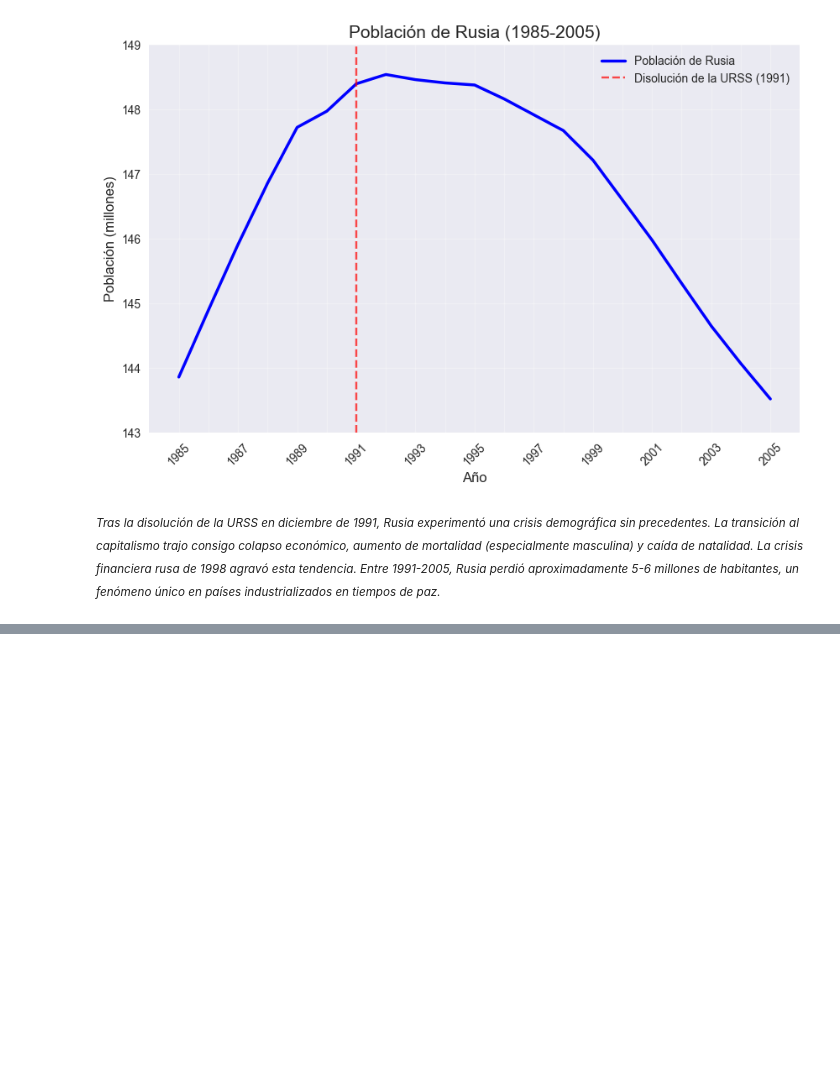
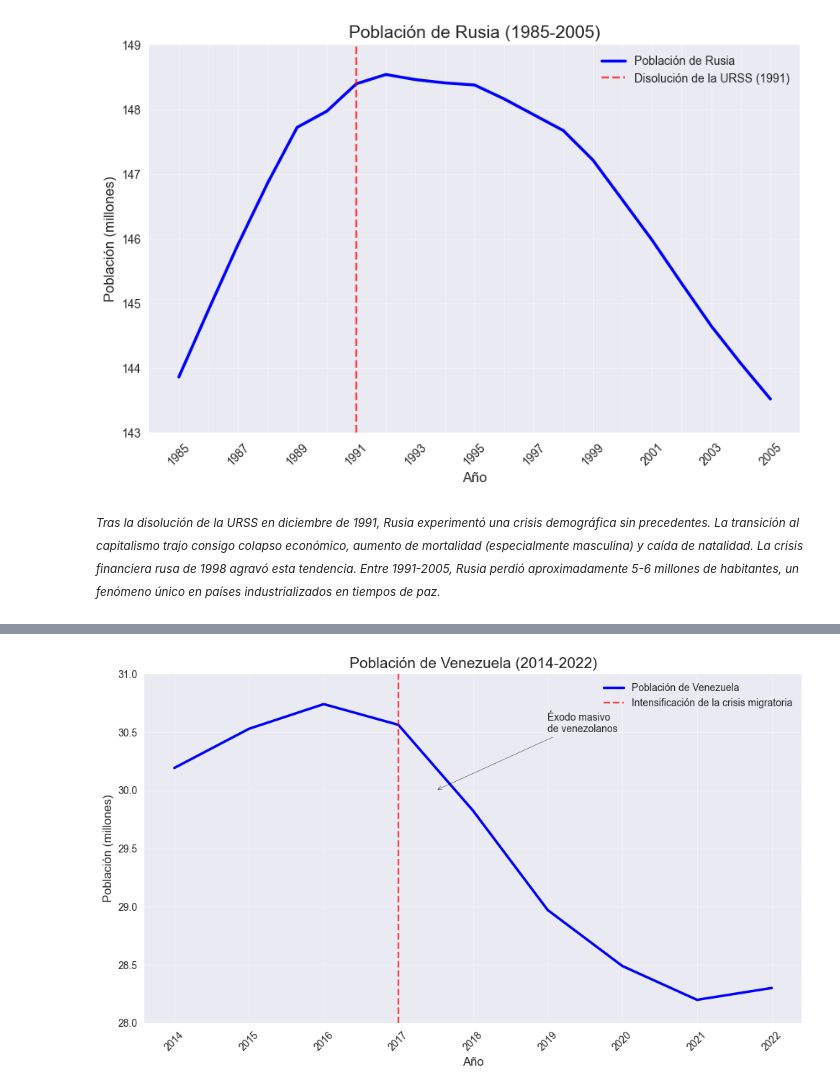
Before and after one commit to Bootcamp-IA-P4/world-population-migration-eda, a Jupyter notebook: population_eda.ipynb, the cells around one changed output, grey strips where cells are left out. Drawn from its saved outputs; the diff is of its cells as text; code cells hidden in the pictures; blank space fills up the shorter version.

```diff
--- a/population_eda.ipynb
+++ b/population_eda.ipynb
@@ -337,0 +334,9 @@ plt.show()
+# %%
+venezuela = df_long[df_long['Country Name'] == 'Venezuela, RB']
+
+# Filtrar el período de interés (2014-2022)
+venezuela_periodo = venezuela[(venezuela['Year'] >= 2014) & (venezuela['Year'] <= 2022)]
+
+# Verificar que tenemos el periodo correcto
+print("Datos de Venezuela para el periodo 2014-2022:")
+print(venezuela_periodo.head(10))
@@ -337,0 +355,40 @@ plt.show()
+# %%
+# Crear la figura para el gráfico
+plt.figure(figsize=(10, 6))
+
+# Dibujar la línea de población para Venezuela (convertida a millones)
+plt.plot(venezuela_periodo['Year'], venezuela_periodo['Population']/1000000,
+         'b-', linewidth=2.5, label='Población de Venezuela')
+
+# Añadir línea vertical para marcar el inicio de la crisis
+plt.axvline(x=2017, color='r', linestyle='--', alpha=0.7,
+            label='Intensificación de la crisis migratoria')
+
+# Personalizar el gráfico
+plt.title('Población de Venezuela (2014-2022)', fontsize=15)
+plt.xlabel('Año', fontsize=12)
+plt.ylabel('Población (millones)', fontsize=12)
+plt.grid(True, alpha=0.3)
+plt.legend(fontsize=10)
+
+# Límites del eje Y - Ajustado para que se vea mejor la caída
+plt.ylim(28, 31)
+
+# Configurar el eje X para mostrar todos los años
+años = list(range(2014, 2023))
+plt.xticks(años, [str(año) for año in años], rotation=45)
+
+# Añadir anotación para destacar la caída
+plt.annotate('Éxodo masivo\nde venezolanos',
+             xy=(2017.5, 30),
+             xytext=(2019, 30.5),
+             arrowprops=dict(arrowstyle='->', connectionstyle='arc3', color='black'),
+             fontsize=10)
+
+# Optimizar el espacio
+plt.tight_layout()
+
+# Mostrar el gráfico
+plt.show()
+# %% [output]
+[figure, added]
```
Also changed, not shown: parts of 22 cells of this notebook.
